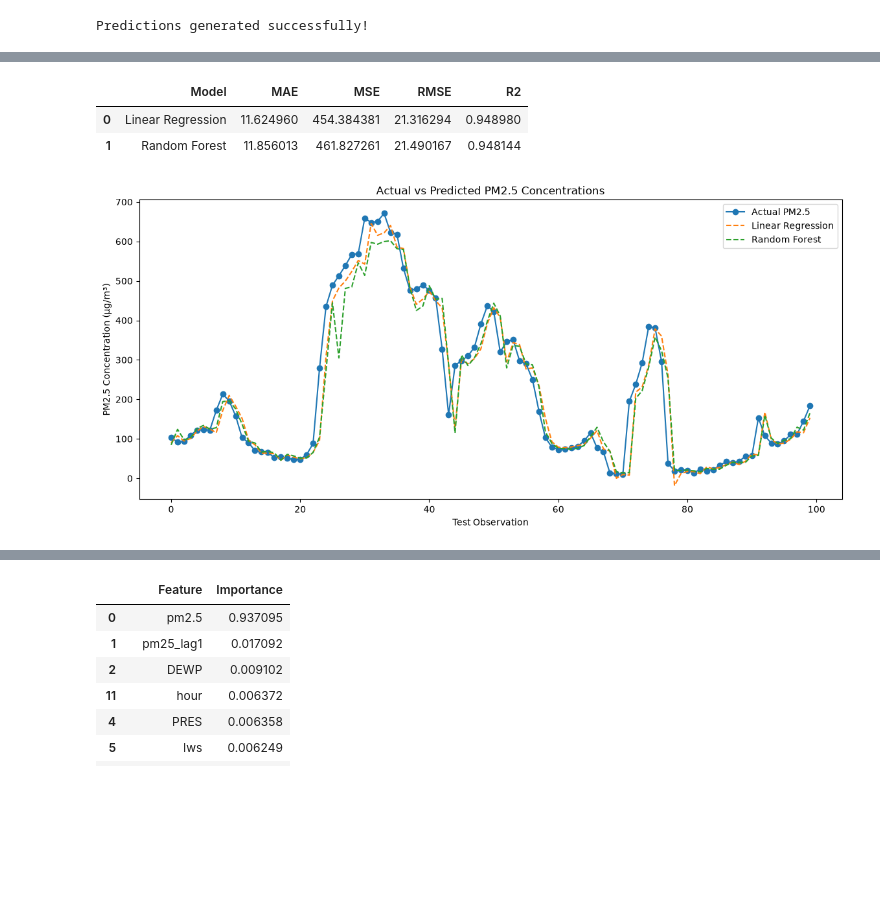
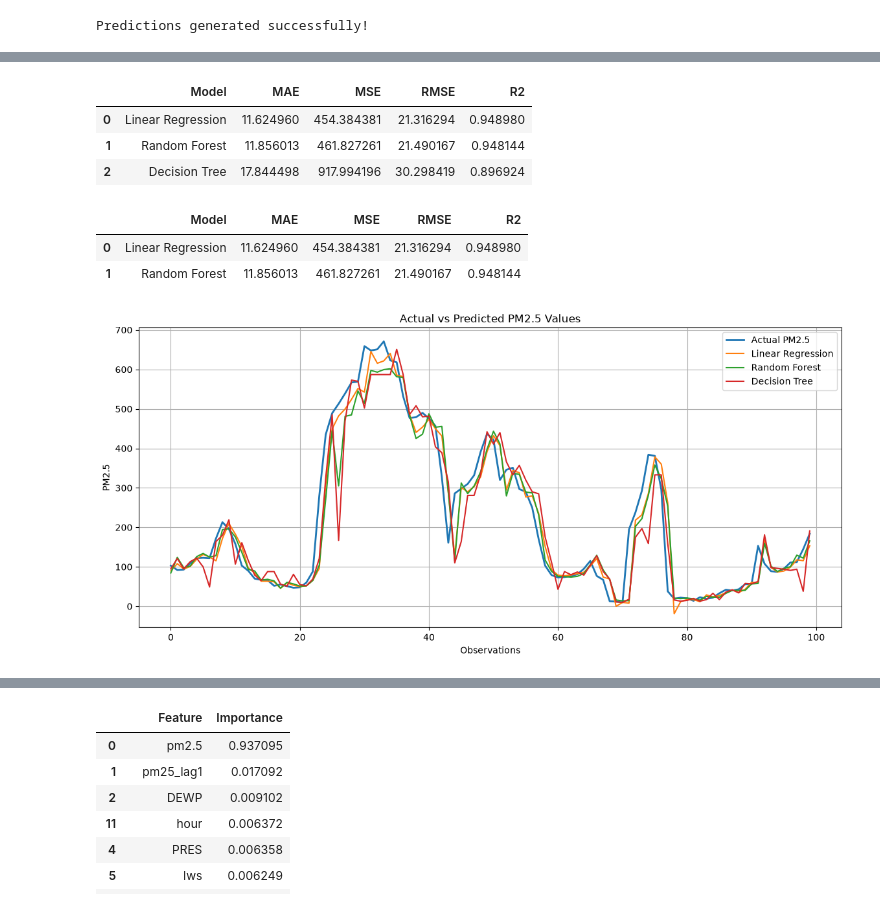
Before and after one commit to mkosh725/AirSense-ML, a Jupyter notebook: notebooks/04_feature_engineering.ipynb, the cells around one changed output, grey strips where cells are left out. Saved outputs shown, nothing was run; the diff lists cells and outputs as text; code cells hidden in the pictures; blank space fills up the shorter version.

```diff
--- a/notebooks/04_feature_engineering.ipynb
+++ b/notebooks/04_feature_engineering.ipynb
@@ -5,7 +5,7 @@ import pandas as pd
 import numpy as np
 
 df_fe = pd.read_csv(
-    "../data/processed/air_quality_cleaned.csv",
+    "/Users/prajwalt/Downloads/air_quality_cleaned.csv",
     parse_dates=["datetime"]
 )
 # %%
@@ -127,3 +129,7 @@ from sklearn.ensemble import RandomForestRegressor
 print("Models imported successfully!")
 # %% [output]
 Models imported successfully!
+# %%
+dt_model = DecisionTreeRegressor(random_state=42)
+
+dt_model.fit(X_train, y_train)
@@ -130,3 +148,5 @@ Models imported successfully!
+# %%
+y_pred_dt = dt_model.predict(X_test)
 # %%
 #[MB02] Train Linear Regression
 
@@ -210,3 +263,18 @@ R2: 0.9481443492062148
+# %%
+results = pd.DataFrame({
+    "Model": ["Linear Regression", "Random Forest", "Decision Tree"],
+    "MAE": [lr_mae, rf_mae, dt_mae],
+    "MSE": [lr_mse, rf_mse, dt_mse],
+    "RMSE": [lr_rmse, rf_rmse, dt_rmse],
+    "R2": [lr_r2, rf_r2, dt_r2]
+})
+
+results
+# %% [output]
+|  | Model | MAE | MSE | RMSE | R2 |
+| 0 | Linear Regression | 11.624960 | 454.384381 | 21.316294 | 0.948980 |
+| 1 | Random Forest | 11.856013 | 461.827261 | 21.490167 | 0.948144 |
+| 2 | Decision Tree | 17.844498 | 917.994196 | 30.298419 | 0.896924 |
 # %%
 #[MB07] Compare model performance
 
@@ -226,38 +294,25 @@ results
 # %%
 #[MB08] Actual vs Predicted PM2.5
 
+import matplotlib.pyplot as plt
+
 plt.figure(figsize=(14, 6))
 
-plt.plot(
-    y_test.iloc[:100].values,
-    label="Actual PM2.5",
-    marker="o"
-)
+plt.plot(y_test.values[:100], label="Actual PM2.5", linewidth=2)
+plt.plot(y_pred_lr[:100], label="Linear Regression")
+plt.plot(y_pred_rf[:100], label="Random Forest")
+plt.plot(y_pred_dt[:100], label="Decision Tree")
 
-plt.plot(
-    y_pred_lr[:100],
-    label="Linear Regression",
-    linestyle="--"
-)
+plt.title("Actual vs Predicted PM2.5 Values")
+plt.xlabel("Observations")
+plt.ylabel("PM2.5")
+plt.legend()
+plt.grid(True)
 
-plt.plot(
-    y_pred_rf[:100],
-    label="Random Forest",
-    linestyle="--"
-)
-
-plt.title("Actual vs Predicted PM2.5 Concentrations")
-plt.xlabel("Test Observation")
-plt.ylabel("PM2.5 Concentration (µg/m³)")
-plt.legend()
-
-plt.savefig(
-    "../results/graphs/actual_vs_predicted_pm2.5_conc.png",
-    dpi=300,
-    bbox_inches="tight"
-)
+plt.savefig("../results/graphs/actual_vs_predicted.png",
+            dpi=300, bbox_inches="tight")
 
 plt.show()
 # %% [output]
-[figure, old version]
+[figure, new version]
 # %%
```
Also changed, not shown: parts of 9 cells of this notebook.
